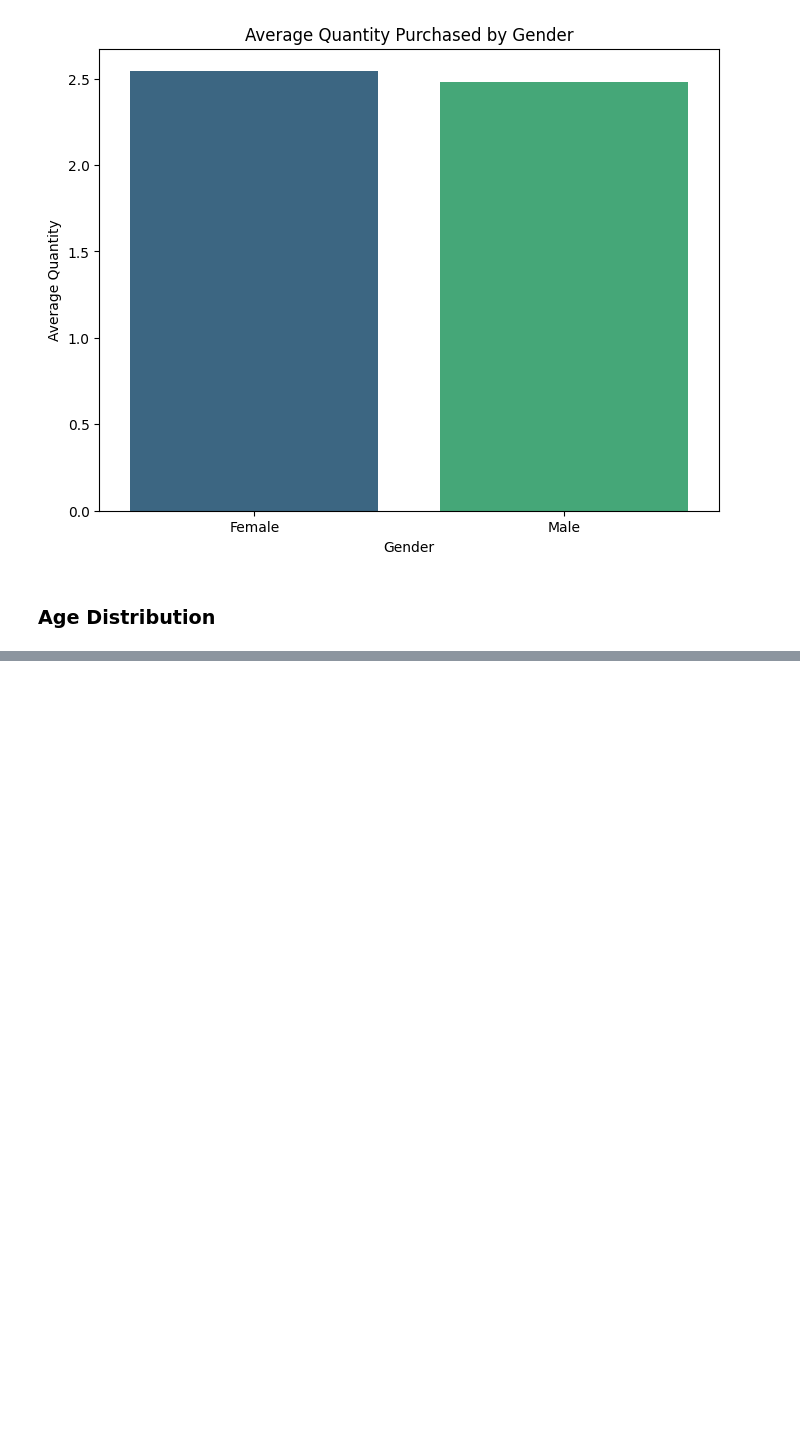
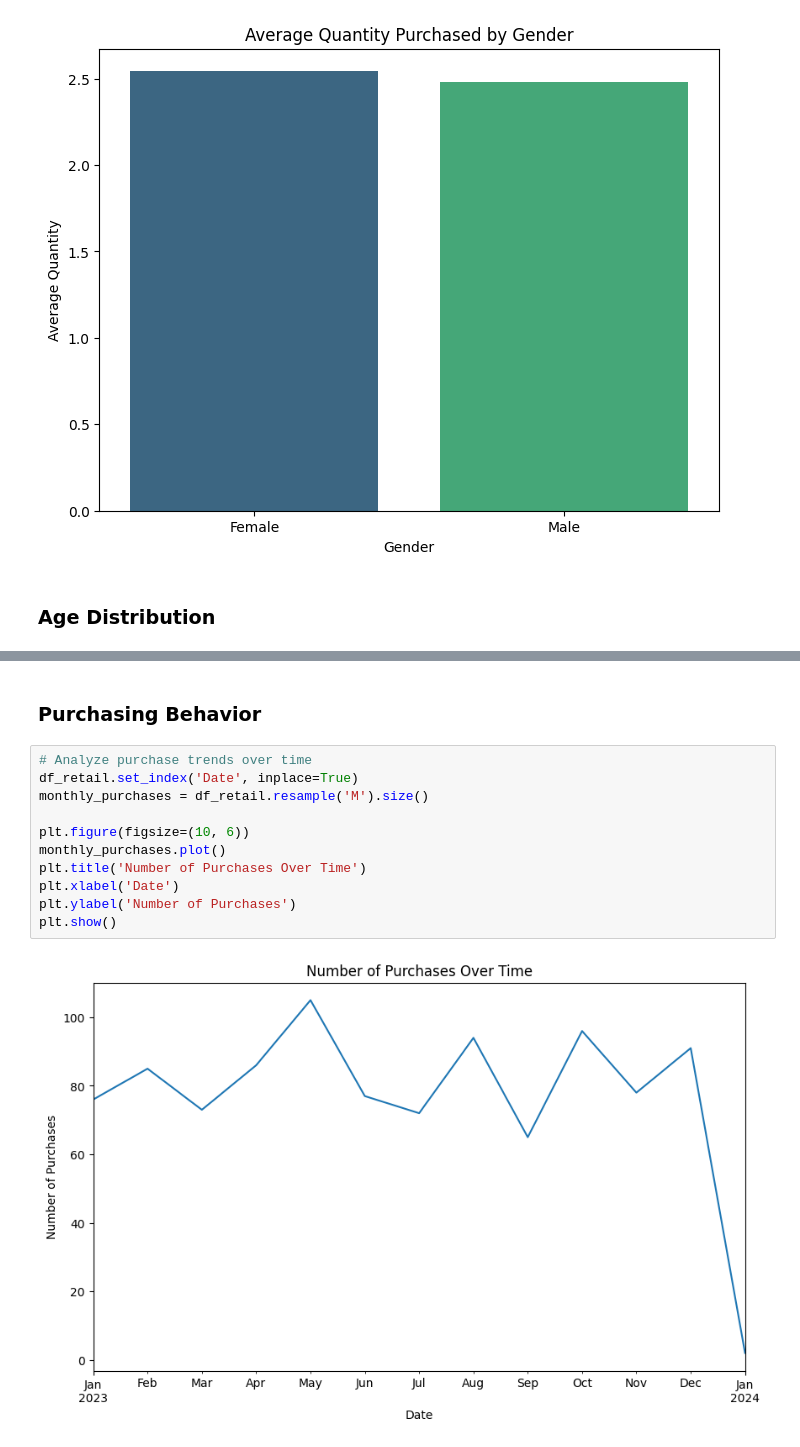
Before and after one commit to OptimusCoderr/Oasis_Infobyte, a Jupyter notebook: oasis-infobyte-retail-sales.ipynb, the cells around one changed output, grey strips where cells are left out. Drawn from its saved outputs; the diff is of its cells as text; blank space fills up the shorter version.

```diff
--- a/oasis-infobyte-retail-sales.ipynb
+++ b/oasis-infobyte-retail-sales.ipynb
@@ -215,0 +262,15 @@ Name: Quantity, dtype: float64
+# %% [markdown]
+### Purchasing Behavior
+# %%
+# Analyze purchase trends over time
+df_retail.set_index('Date', inplace=True)
+monthly_purchases = df_retail.resample('M').size()
+
+plt.figure(figsize=(10, 6))
+monthly_purchases.plot()
+plt.title('Number of Purchases Over Time')
+plt.xlabel('Date')
+plt.ylabel('Number of Purchases')
+plt.show()
+# %% [output]
+[figure, added]
```
Also changed, not shown: parts of 17 cells of this notebook.
